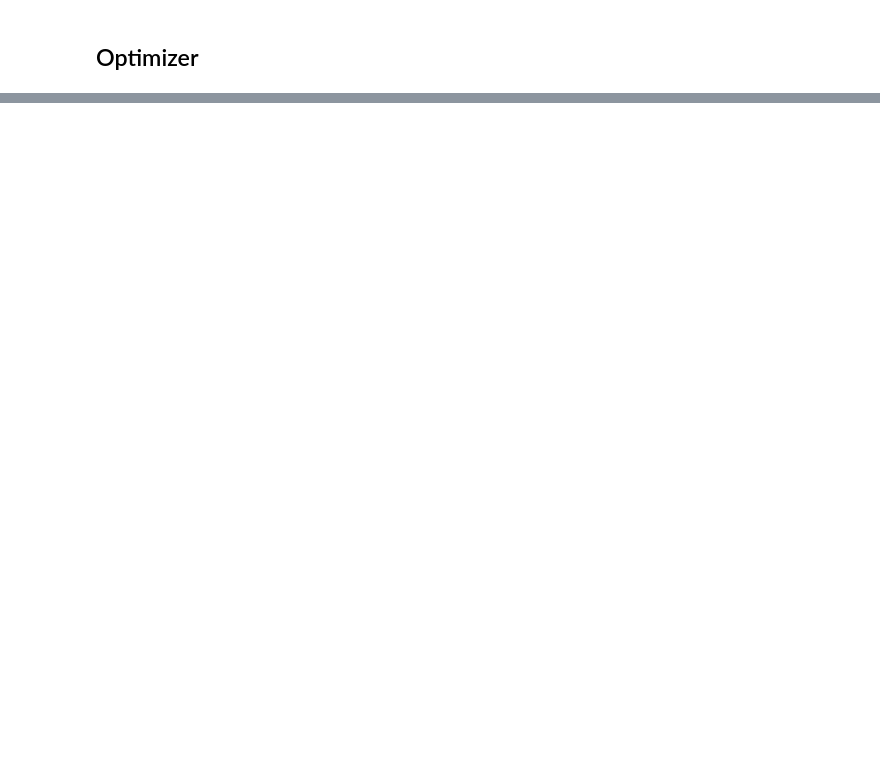
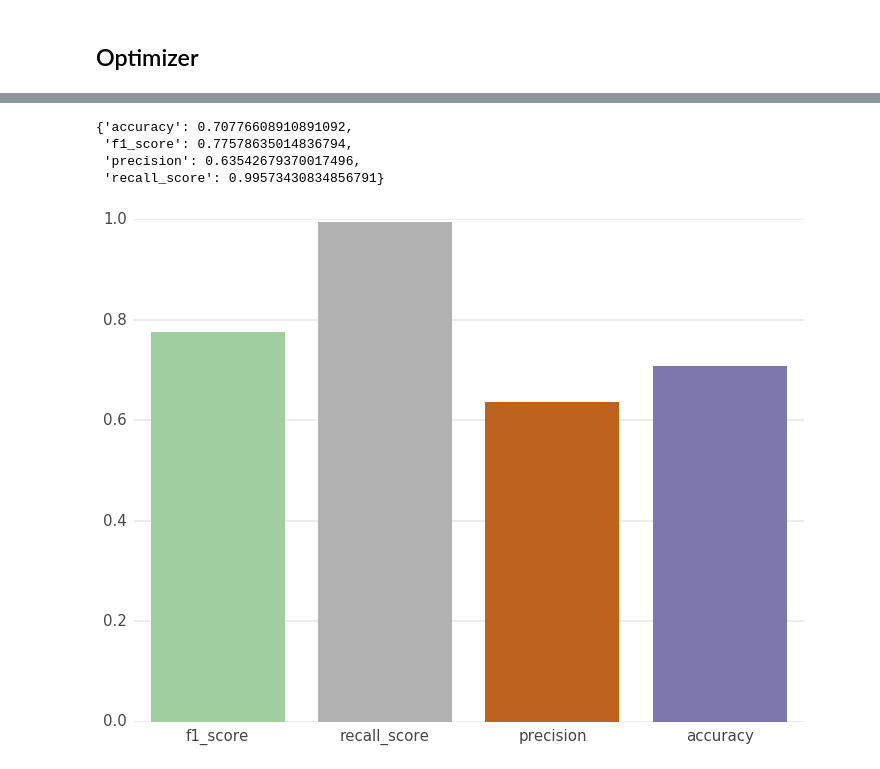
Before and after one commit to tperol/am207-NILM-project, a Jupyter notebook: Report_convnet.ipynb, the cells around one changed output, grey strips where cells are left out. Cells and saved outputs as stored; diff of their text form; code cells hidden in the pictures; blank space fills up the shorter version.

```diff
--- a/Report_convnet.ipynb
+++ b/Report_convnet.ipynb
@@ -196,0 +652,23 @@ We use a convolutional neural network (ConvNet) to take advantage of the transla
+# %%
+from keras.models import model_from_json
+# load experiments number
+exp_number = 13
+# load the model architecture
+output_architecture = './tmpdata/convnet_architecture_exp' + str(exp_number) + '.json'
+# load the weights for the lowest validation loss during training
+best_weights_during_run = './tmpdata/weights_exp' + str(exp_number) + '.h5'
+# load the final weights at the end of the 20 epochs
+final_weights = './tmpdata/weights_exp' + str(exp_number) + '_final.h5'
+model = model_from_json(open(output_architecture).read())
+# load intermediate or final weights
+model.load_weights(best_weights_during_run)
+model.compile(loss='mean_squared_error', optimizer='sgd')
+# print the summary of the architecture
+model.summary()
+# load the loss summary (training and validation losses)
+import pickle
+losses = pickle.load( open('./tmpdata/history_exp' + str(exp_number) + '.pickle'   , 'rb'))
+# load the test set
+test_set = pickle.load( open('./tmpdata/TestSet.pickle', 'rb'))
+X_test = test_set['X_test']
+Y_test = test_set["Y_test"]
@@ -196,0 +693,11 @@ We use a convolutional neural network (ConvNet) to take advantage of the transla
+# %%
+# Here we predict the output from the neural network and show the scores
+import neuralnilm.scores
+Y_pred = model.predict(X_test)
+scores(Y_pred, Y_test)
+# %% [output]
+{'accuracy': 0.70776608910891092,
+ 'f1_score': 0.77578635014836794,
+ 'precision': 0.63542679370017496,
+ 'recall_score': 0.99573430834856791}
+[figure, added]
```
Also changed, not shown: parts of 34 cells of this notebook.
